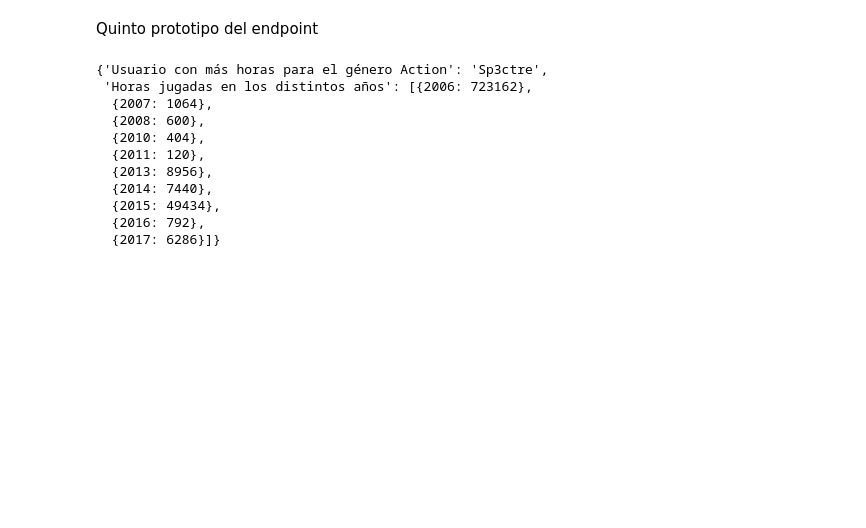
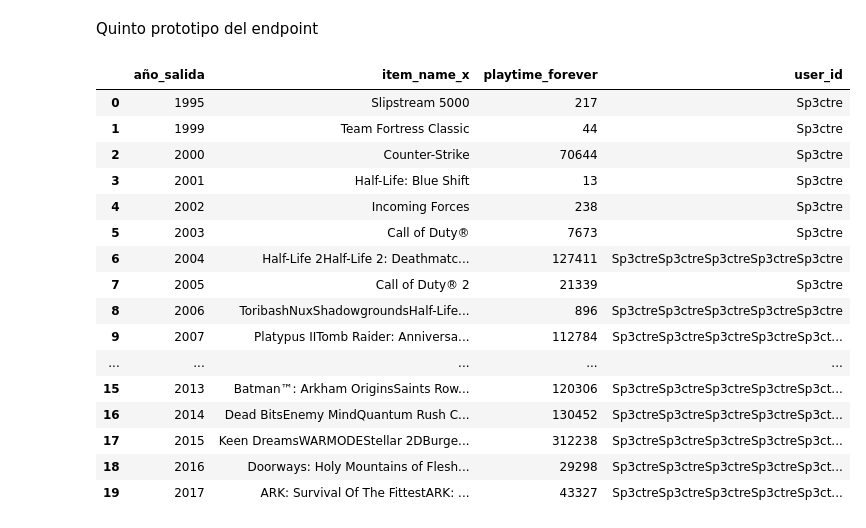
Before and after one commit to Tagliaferro22/steam-games, a Jupyter notebook: endpoints/endpoint_3.ipynb, the cells around one changed output. Drawn from its saved outputs; the diff is of its cells as text; code cells hidden in the pictures; blank space fills up the shorter version.

```diff
--- a/endpoints/endpoint_3.ipynb
+++ b/endpoints/endpoint_3.ipynb
@@ -490,46 +500,53 @@ def user_for_genre(genero): # Se ingresa el genero de vídeojuegos
 
     juegos_con_el_genero_dado = steam_games_filtrable_por_genero[steam_games_filtrable_por_genero["genres"] == genero] # Se filtra el dataframe previamente creado por el genero ingresado en la función
 
     juegos_con_el_genero_dado = juegos_con_el_genero_dado.drop(columns=["genres","release_date","descripción_temporal"]) # Se eliminan las columnas irrelevantes para optimizar el rendimiento de la función.
 
     juegos_con_el_genero_dado = juegos_con_el_genero_dado.sort_values("año_salida") # Se ordenan los juegos por el año de salida
 
     usuarios_que_jugaron_juegos_con_el_genero_dado = pd.merge(juegos_con_el_genero_dado, user_items, on='item_id', how='inner') # Se unen los datafrmae de juegos con el genero ingresado con la función (juegos_con_el_genero_dado), con el de juegos que tienen los usuarios (user_items).
 
     usuarios_que_jugaron_juegos_con_el_genero_dado.drop(columns=["item_id","item_name_y"], inplace=True) # Nuevamente se eliminan las columnas irrelevante para optimizar el rendimiento de la función
 
     usuarios_del_genero_con_horas_sumadas = usuarios_que_jugaron_juegos_con_el_genero_dado.groupby(["user_id"]).sum().reset_index() # Se suman las horas de cada usuario de todos los juegos que jugó. EJ: Juan jugó dos juegos, 2 y 3 horas respectivamente, en total Juan jugó 5 horas.
 
     jugador_del_genero_con_mas_horas = usuarios_del_genero_con_horas_sumadas[usuarios_del_genero_con_horas_sumadas["playtime_forever"] == usuarios_del_genero_con_horas_sumadas["playtime_forever"].max()]["user_id"].iloc[0] # Se filtra el dataframe por el usuario que más horas acumule en el genero dado, y se conserva sólo el user_id
 
-    diccionario_de_salida[f"Usuario con más horas para el género {genero}"] = jugador_del_genero_con_mas_horas
+    diccionario_de_salida[f"Usuario con más horas para el género {genero}"] = jugador_del_genero_con_mas_horas # Se crea la primera clave:valor del diccionario, la clave es el genero ingresado y el valor es el nombre del jugador, sería genero:user
 
     datos_usuario_top = usuarios_que_jugaron_juegos_con_el_genero_dado[(usuarios_que_jugaron_juegos_con_el_genero_dado["user_id"] == jugador_del_genero_con_mas_horas) & (usuarios_que_jugaron_juegos_con_el_genero_dado["playtime_forever"] != 0)]
 
-    jugador_top_del_genero_agrupado_por_nombre_y_año = datos_usuario_top.groupby([ "año_salida"]).sum().reset_index()
+    jugador_top_del_genero_agrupado_por_nombre_y_año = datos_usuario_top.groupby(["año_salida"]).sum().reset_index()
+
     horas_jugadas_por_año = []
-    for año in jugador_top_distintos_años["año_salida"]: # Bucle que recorre cada año del dataframe
+    for año in jugador_top_del_genero_agrupado_por_nombre_y_año["año_salida"]: # Bucle que recorre cada año del dataframe
         # A partir de los años, queremos saber el valor correspondiente a playtime_forever
-        tiempo_de_juego_de_cada_año = jugador_top_distintos_años[jugador_top_distintos_años["año_salida"] == año]["playtime_forever"]
+        tiempo_de_juego_de_cada_año = jugador_top_del_genero_agrupado_por_nombre_y_año[jugador_top_del_genero_agrupado_por_nombre_y_año["año_salida"] == año]["playtime_forever"]
         diccionario_temporal = {}
         diccionario_temporal[int(año)] = int(tiempo_de_juego_de_cada_año.iloc[0])
         horas_jugadas_por_año.append(diccionario_temporal)
 
 
     diccionario_de_salida["Horas jugadas en los distintos años"] = horas_jugadas_por_año
 
-    return diccionario_de_salida
+    return jugador_top_del_genero_agrupado_por_nombre_y_año
 
 user_for_genre("Action") # La salida es la esperada
 # %% [output]
-{'Usuario con más horas para el género Action': 'Sp3ctre',
- 'Horas jugadas en los distintos años': [{2006: 723162},
-  {2007: 1064},
-  {2008: 600},
-  {2010: 404},
-  {2011: 120},
-  {2013: 8956},
-  {2014: 7440},
-  {2015: 49434},
-  {2016: 792},
-  {2017: 6286}]}
+|  | año_salida | item_name_x | playtime_forever | user_id |
+| 0 | 1995 | Slipstream 5000 | 217 | Sp3ctre |
+| 1 | 1999 | Team Fortress Classic | 44 | Sp3ctre |
+| 2 | 2000 | Counter-Strike | 70644 | Sp3ctre |
+| 3 | 2001 | Half-Life: Blue Shift | 13 | Sp3ctre |
+| 4 | 2002 | Incoming Forces | 238 | Sp3ctre |
+| 5 | 2003 | Call of Duty® | 7673 | Sp3ctre |
+| 6 | 2004 | Half-Life 2Half-Life 2: Deathmatc... | 127411 | Sp3ctreSp3ctreSp3ctreSp3ctreSp3ctre |
+| 7 | 2005 | Call of Duty® 2 | 21339 | Sp3ctre |
+| 8 | 2006 | ToribashNuxShadowgroundsHalf-Life... | 896 | Sp3ctreSp3ctreSp3ctreSp3ctreSp3ctre |
+| 9 | 2007 | Platypus IITomb Raider: Anniversa... | 112784 | Sp3ctreSp3ctreSp3ctreSp3ctreSp3ct... |
+| ... | ... | ... | ... | ... |
+| 15 | 2013 | Batman™: Arkham OriginsSaints Row... | 120306 | Sp3ctreSp3ctreSp3ctreSp3ctreSp3ct... |
+| 16 | 2014 | Dead BitsEnemy MindQuantum Rush C... | 130452 | Sp3ctreSp3ctreSp3ctreSp3ctreSp3ct... |
+| 17 | 2015 | Keen DreamsWARMODEStellar 2DBurge... | 312238 | Sp3ctreSp3ctreSp3ctreSp3ctreSp3ct... |
+| 18 | 2016 | Doorways: Holy Mountains of Flesh... | 29298 | Sp3ctreSp3ctreSp3ctreSp3ctreSp3ct... |
+| 19 | 2017 | ARK: Survival Of The FittestARK: ... | 43327 | Sp3ctreSp3ctreSp3ctreSp3ctreSp3ct... |
```
Also changed, not shown: parts of 11 cells of this notebook.
